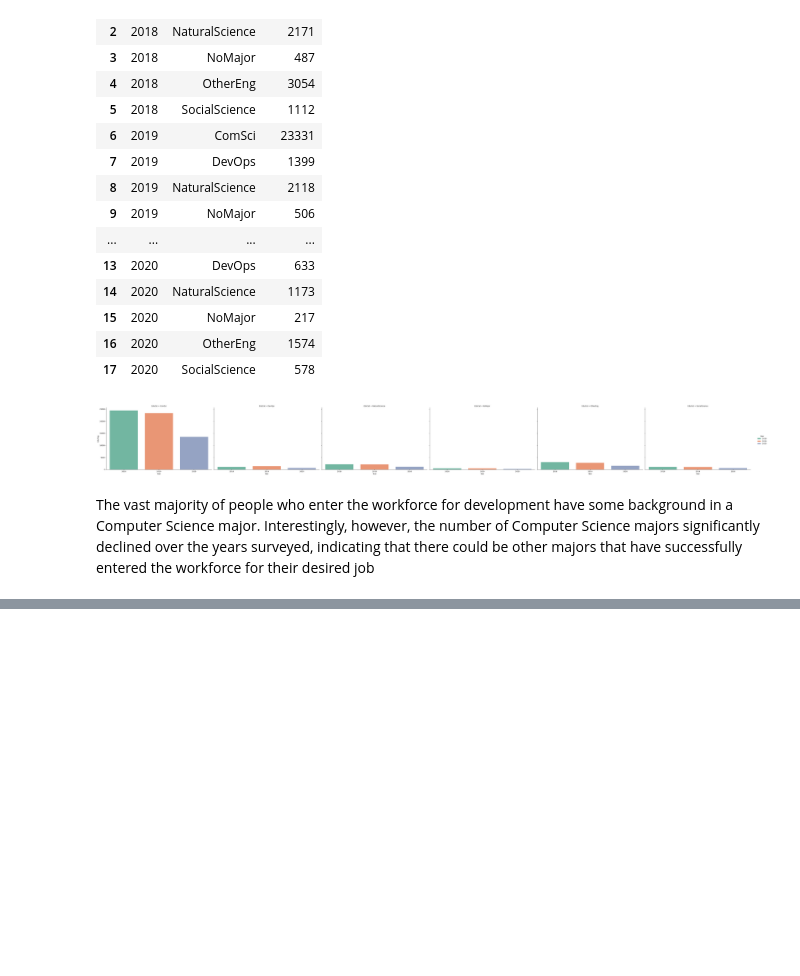
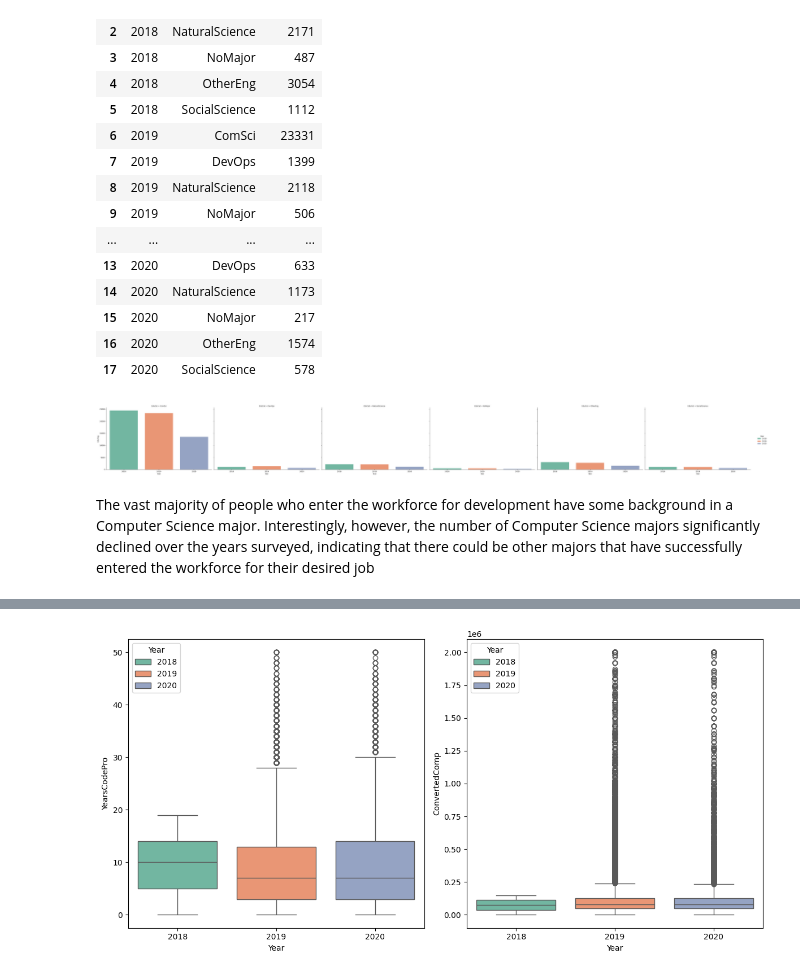
Before and after one commit to 7086600/stack_overflow_analysis_project, a Jupyter notebook: stack_overflow_analysis.ipynb, the cells around one changed output, grey strips where cells are left out. Drawn from its saved outputs; the diff is of its cells as text; code cells hidden in the pictures; blank space fills up the shorter version.

Commit message:
dataframe with Year, YearsCodePro and ConvertedComp columns; barplots

```diff
--- a/stack_overflow_analysis.ipynb
+++ b/stack_overflow_analysis.ipynb
@@ -399,0 +404,17 @@ The vast majority of people who enter the workforce for development have some ba
+# %%
+# creating a dataframe with Year, YearsCodePro, and ConvertedComp columns
+compFields = df[['Year','YearsCodePro','ConvertedComp']].copy()
+# %%
+# creating a group of barplots for YearsCodePro and ConvertedComp by Year
+plt.figure(figsize=(12, 6))
+
+plt.subplot(1, 2, 1)
+sns.boxplot(data=compFields, x='Year', y='YearsCodePro', hue='Year', palette='Set2')
+
+plt.subplot(1, 2, 2)
+sns.boxplot(data=compFields, x='Year', y='ConvertedComp', hue='Year', palette='Set2')
+
+plt.tight_layout()
+plt.show()
+# %% [output]
+[figure, added]
```
Also changed, not shown: parts of 1 cell of this notebook.
